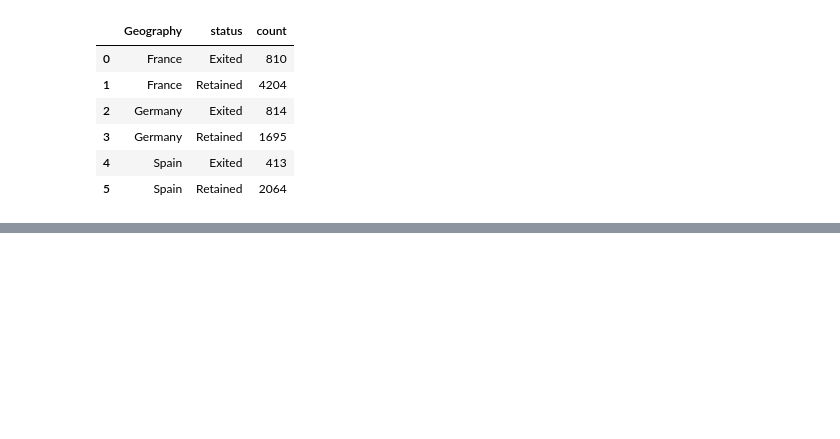
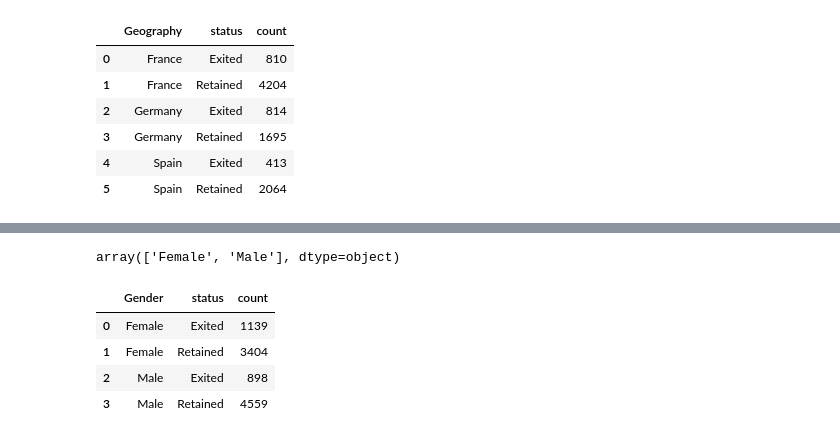
Before and after one commit to Francis-30/Francis-30, a Jupyter notebook: churn_analysis.ipynb, the cells around one changed output, grey strips where cells are left out. Saved outputs shown, nothing was run; the diff lists cells and outputs as text; code cells hidden in the pictures; blank space fills up the shorter version.

```diff
--- a/churn_analysis.ipynb
+++ b/churn_analysis.ipynb
@@ -147,0 +183,13 @@ ValueError: ignored
+# %%
+churn_df.Gender.unique()
+# %% [output]
+array(['Female', 'Male'], dtype=object)
+# %%
+data = churn_df.groupby(['Gender','status'])['status'].count().reset_index(name='count')
+data
+# %% [output]
+|  | Gender | status | count |
+| 0 | Female | Exited | 1139 |
+| 1 | Female | Retained | 3404 |
+| 2 | Male | Exited | 898 |
+| 3 | Male | Retained | 4559 |
```
Also changed, not shown: parts of 13 cells of this notebook.
